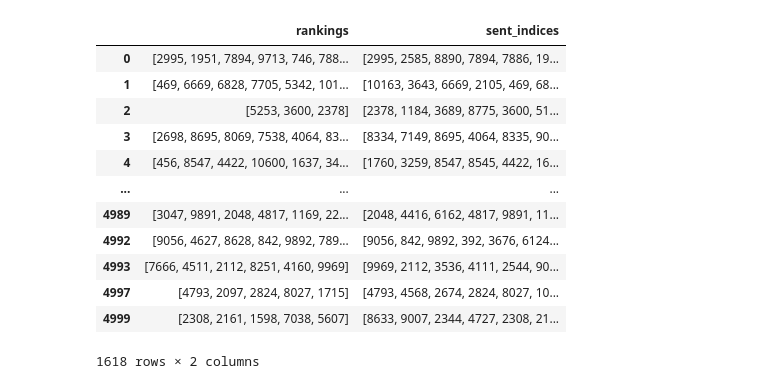
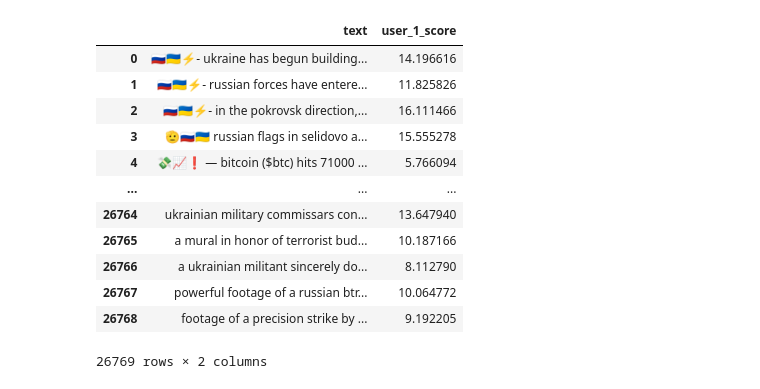
Before and after one commit to NickBermudez/OSINT-Crisis-Surveillance, a Jupyter notebook: deepQ_model.ipynb, the cells around one changed output. Drawn from its saved outputs; the diff is of its cells as text; code cells hidden in the pictures.

```diff
--- a/deepQ_model.ipynb
+++ b/deepQ_model.ipynb
@@ -9,4 +16,21 @@ from sklearn.model_selection import train_test_split
 # %%
-with open('cls_emb.pkl', 'rb') as file:
-    embeddings = pickle.load(file)
+with open('telegram_df', 'rb') as file:
+    telegram_df = pickle.load(file)
+telegram_df['user_1_score'] = np.absolute(np.min(telegram_df['user_1_score'])) + telegram_df['user_1_score']
+# %%
+telegram_df
+# %% [output]
+|  | text | user_1_score |
+| 0 | 🇷🇺🇺🇦⚡- ukraine has begun building... | 14.196616 |
+| 1 | 🇷🇺🇺🇦⚡- russian forces have entere... | 11.825826 |
+| 2 | 🇷🇺🇺🇦⚡- in the pokrovsk direction,... | 16.111466 |
+| 3 | 🫡🇷🇺🇺🇦 russian flags in selidovo a... | 15.555278 |
+| 4 | 💸📈❗️ — bitcoin ($btc) hits 71000 ... | 5.766094 |
+| ... | ... | ... |
+| 26764 | ukrainian military commissars con... | 13.647940 |
+| 26765 | a mural in honor of terrorist bud... | 10.187166 |
+| 26766 | a ukrainian militant sincerely do... | 8.112790 |
+| 26767 | powerful footage of a russian btr... | 10.064772 |
+| 26768 | footage of a precision strike by ... | 9.192205 |
+26769 rows × 2 columns
 # %%
@@ -105,16 +38,0 @@ with open('filtered_df', "rb") as file:
-# %%
-filtered_df
-# %% [output]
-|  | rankings | sent_indices |
-| 0 | [2995, 1951, 7894, 9713, 746, 788... | [2995, 2585, 8890, 7894, 7886, 19... |
-| 1 | [469, 6669, 6828, 7705, 5342, 101... | [10163, 3643, 6669, 2105, 469, 68... |
-| 2 | [5253, 3600, 2378] | [2378, 1184, 3689, 8775, 3600, 51... |
-| 3 | [2698, 8695, 8069, 7538, 4064, 83... | [8334, 7149, 8695, 4064, 8335, 90... |
-| 4 | [456, 8547, 4422, 10600, 1637, 34... | [1760, 3259, 8547, 8545, 4422, 16... |
-| ... | ... | ... |
-| 4989 | [3047, 9891, 2048, 4817, 1169, 22... | [2048, 4416, 6162, 4817, 9891, 11... |
-| 4992 | [9056, 4627, 8628, 842, 9892, 789... | [9056, 842, 9892, 392, 3676, 6124... |
-| 4993 | [7666, 4511, 2112, 8251, 4160, 9969] | [9969, 2112, 3536, 4111, 2544, 90... |
-| 4997 | [4793, 2097, 2824, 8027, 1715] | [4793, 4568, 2674, 2824, 8027, 10... |
-| 4999 | [2308, 2161, 1598, 7038, 5607] | [8633, 9007, 2344, 4727, 2308, 21... |
-1618 rows × 2 columns
```
Also changed, not shown: parts of 14 cells of this notebook.
